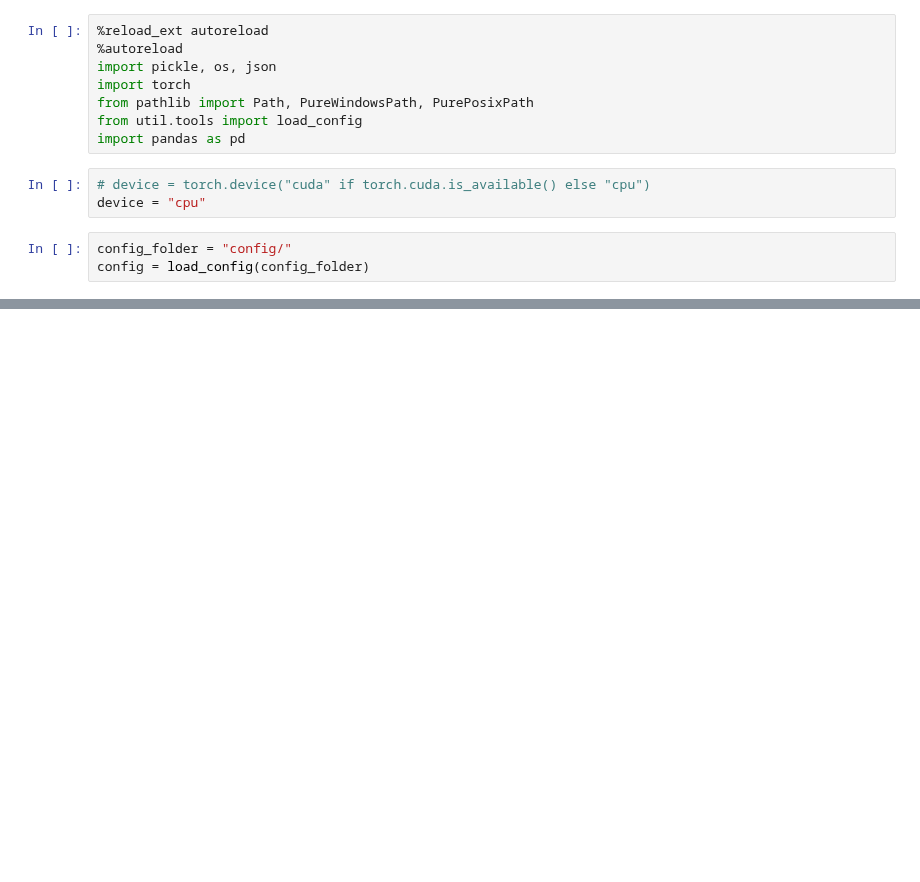
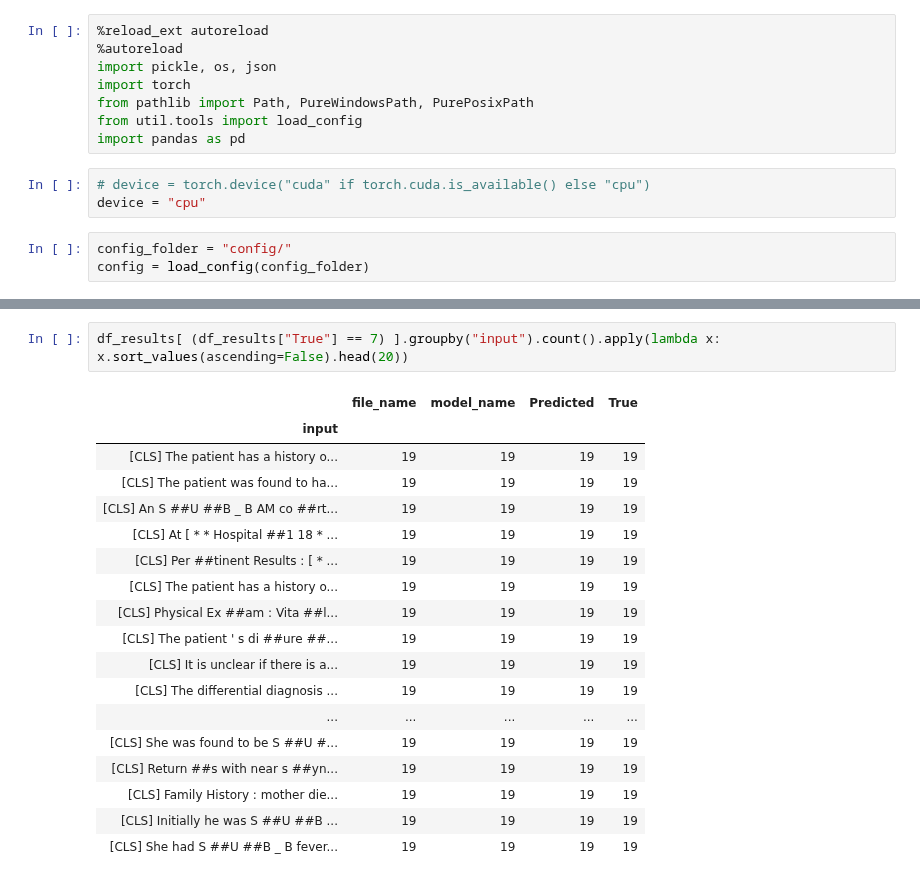
Before and after one commit to pnarsina/w266_final, a Jupyter notebook: project_re/MissedPredictionsAnalysis.ipynb, the cells around one changed output, grey strips where cells are left out. Saved outputs shown, nothing was run; the diff lists cells and outputs as text; blank space fills up the shorter version.

```diff
--- a/project_re/MissedPredictionsAnalysis.ipynb
+++ b/project_re/MissedPredictionsAnalysis.ipynb
@@ -64,0 +76,21 @@ df_results[ (df_results["True"] == 7) ]
+# %%
+df_results[ (df_results["True"] == 7) ].groupby("input").count().apply(lambda x: x.sort_values(ascending=False).head(20))
+# %% [output]
+|  | file_name | model_name | Predicted | True |
+| input |  |  |  |  |
+| [CLS] The patient has a history o... | 19 | 19 | 19 | 19 |
+| [CLS] The patient was found to ha... | 19 | 19 | 19 | 19 |
+| [CLS] An S ##U ##B _ B AM co ##rt... | 19 | 19 | 19 | 19 |
+| [CLS] At [ * * Hospital ##1 18 * ... | 19 | 19 | 19 | 19 |
+| [CLS] Per ##tinent Results : [ * ... | 19 | 19 | 19 | 19 |
+| [CLS] The patient has a history o... | 19 | 19 | 19 | 19 |
+| [CLS] Physical Ex ##am : Vita ##l... | 19 | 19 | 19 | 19 |
+| [CLS] The patient ' s di ##ure ##... | 19 | 19 | 19 | 19 |
+| [CLS] It is unclear if there is a... | 19 | 19 | 19 | 19 |
+| [CLS] The differential diagnosis ... | 19 | 19 | 19 | 19 |
+| ... | ... | ... | ... | ... |
+| [CLS] She was found to be S ##U #... | 19 | 19 | 19 | 19 |
+| [CLS] Return ##s with near s ##yn... | 19 | 19 | 19 | 19 |
+| [CLS] Family History : mother die... | 19 | 19 | 19 | 19 |
+| [CLS] Initially he was S ##U ##B ... | 19 | 19 | 19 | 19 |
+| [CLS] She had S ##U ##B _ B fever... | 19 | 19 | 19 | 19 |
```
Also changed, not shown: parts of 3 cells of this notebook.
